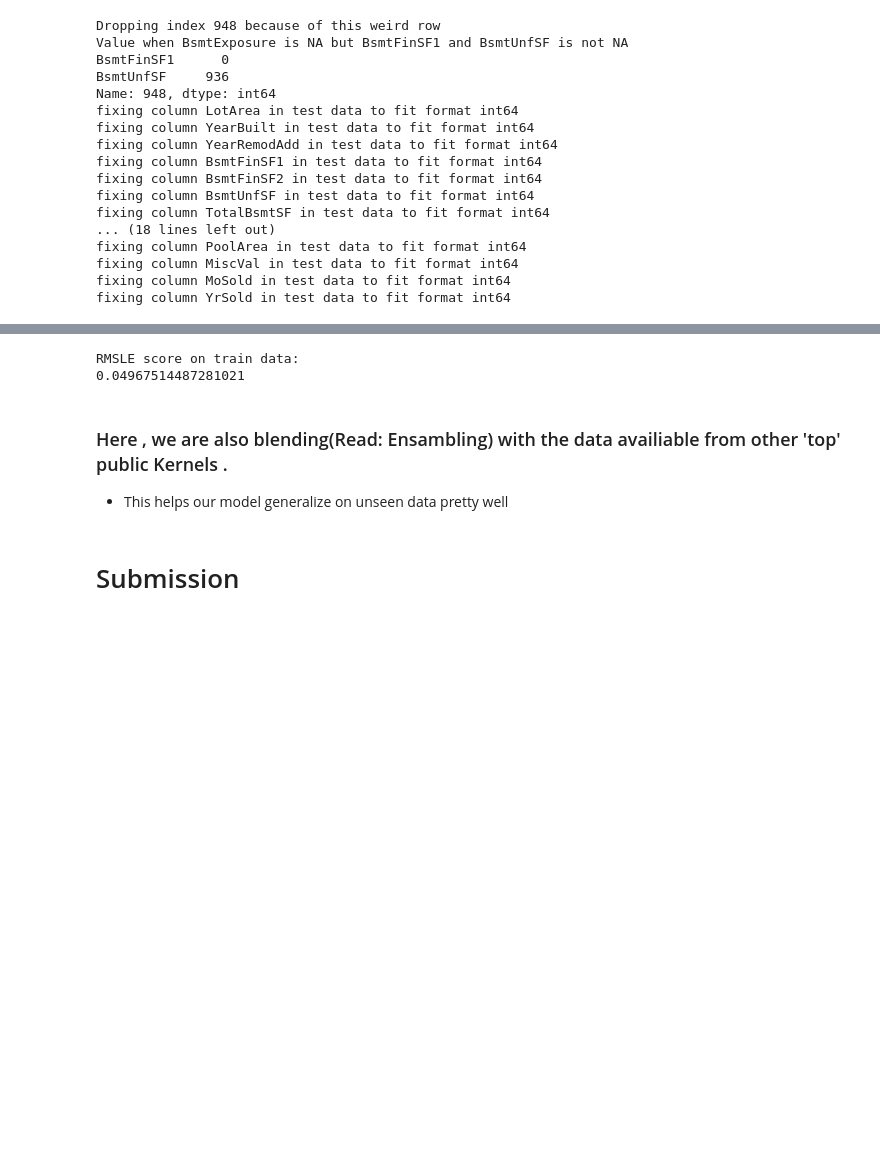
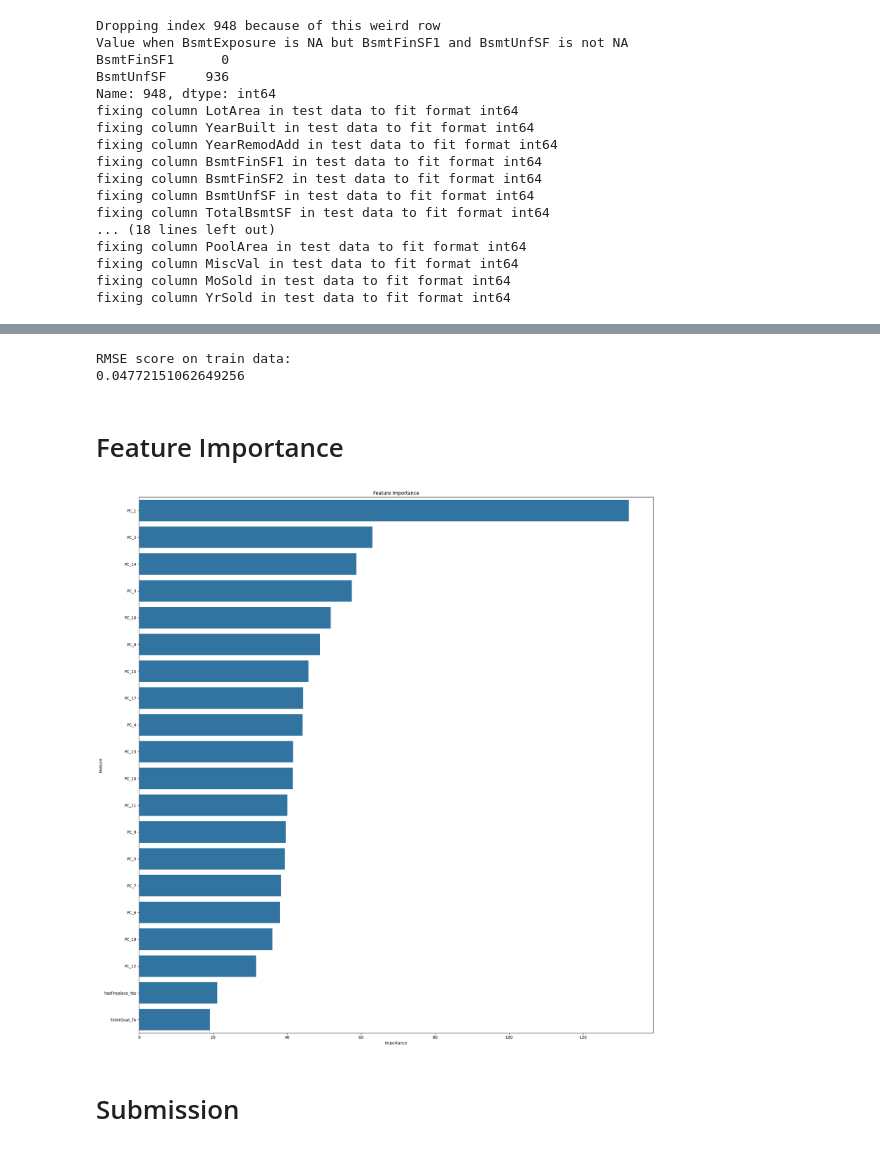
Before and after one commit to Sean3216/Tabular-Projects, a Jupyter notebook: House Price Prediction/checkstackingmod.ipynb, the cells around one changed output, grey strips where cells are left out. Saved outputs shown, nothing was run; the diff lists cells and outputs as text; code cells hidden in the pictures; blank space fills up the shorter version.

Commit message:
Final (Feature Importance Added, no cost benefit analysis yet)

```diff
--- a/House Price Prediction/checkstackingmod.ipynb
+++ b/House Price Prediction/checkstackingmod.ipynb
@@ -264,18 +205,28 @@ def blend_models_predict(X):
-# %%
-#xval = val.drop(columns = ['SalePrice'])
-#yval = np.log1p(val['SalePrice'])
-print('RMSLE score on train data:')
-print(rmsle(y, blend_models_predict(X)))
-
-#Adjusting with val data
-#print('RMSLE score on val data (Outliers from train data):')
-#print(rmsle(yval, blend_models_predict(xval)))
-# %% [output]
-RMSLE score on train data:
-0.04967514487281021
-# %% [markdown]
-### Here , we are also blending(Read: Ensambling) with the data availiable from other 'top' public Kernels .
-* This helps our model generalize on unseen data pretty well
+# %%
+print('RMSE score on train data:')
+print(rmse(y, blend_models_predict(X)))
+# %% [output]
+RMSE score on train data:
+0.04772151062649256
+# %% [markdown]
+# Feature Importance
+# %%
+FI = FeatureImportance(elastic_model_full_data,
+                       lasso_model_full_data,
+                       ridge_model_full_data,
+                       gbr_model_full_data,
+                       xgb_model_full_data,
+                       lgb_model_full_data,
+                       X)
+FItable = FI.getfeatureimportance(weightelastic,
+                                  weightlasso,
+                                  weightridge,
+                                  weightgbr,
+                                  weightxgb,
+                                  weightlgb)
+FI.plotfeatureimportance(FItable.head(20))
+# %% [output]
+[figure, added]
 # %% [markdown]
 # Submission
 # %%
```
Also changed, not shown: parts of 23 cells of this notebook, 1 other file.
